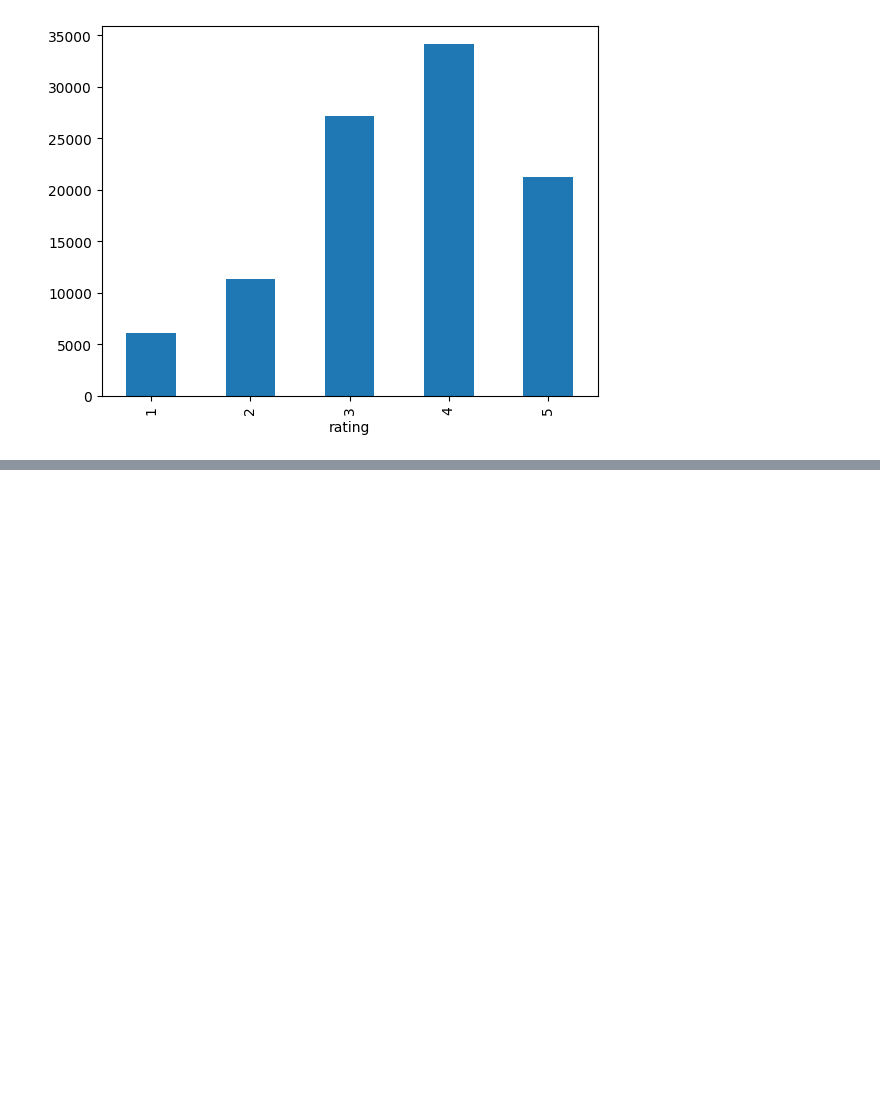
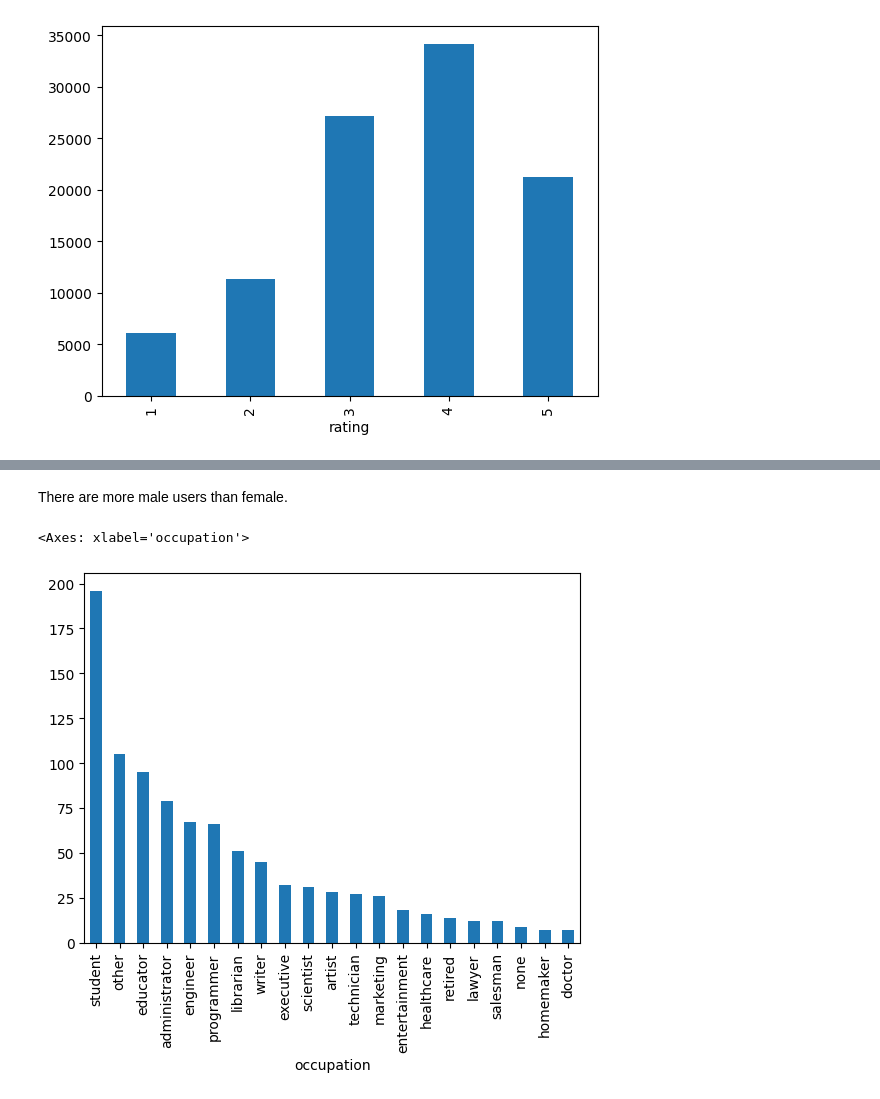
Before and after one commit to Kadaverciant/movie-recommender-system, a Jupyter notebook: notebooks/1.0-initial-data-exploration.ipynb, the cells around one changed output, grey strips where cells are left out. Saved outputs shown, nothing was run; the diff lists cells and outputs as text; code cells hidden in the pictures; blank space fills up the shorter version.

```diff
--- a/notebooks/1.0-initial-data-exploration.ipynb
+++ b/notebooks/1.0-initial-data-exploration.ipynb
@@ -668,0 +115,7 @@ tensor([ 0,  1,  2,  3,  4,  5,  6,  7,  8,  9, 10], device='cuda:0')
+# %% [markdown]
+There are more male users than female.
+# %%
+users['occupation'].value_counts().plot.bar()
+# %% [output]
+<Axes: xlabel='occupation'>
+[figure, added]
```
Also changed, not shown: parts of 73 cells of this notebook, 23 other files.
